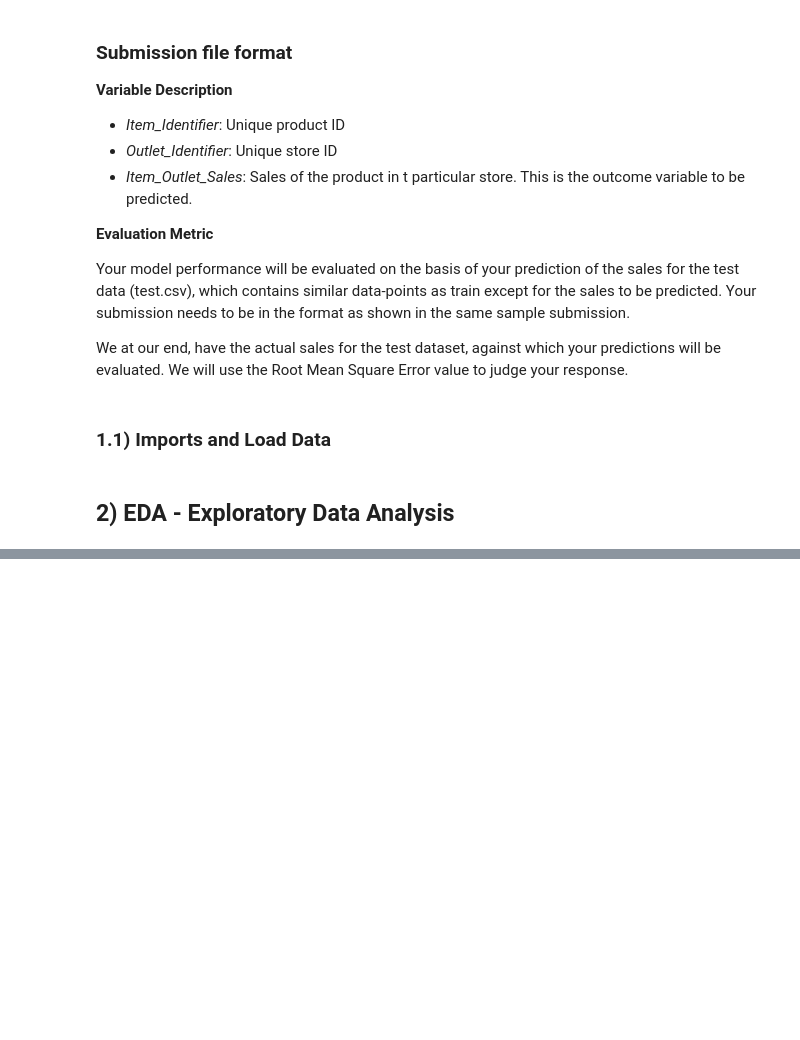
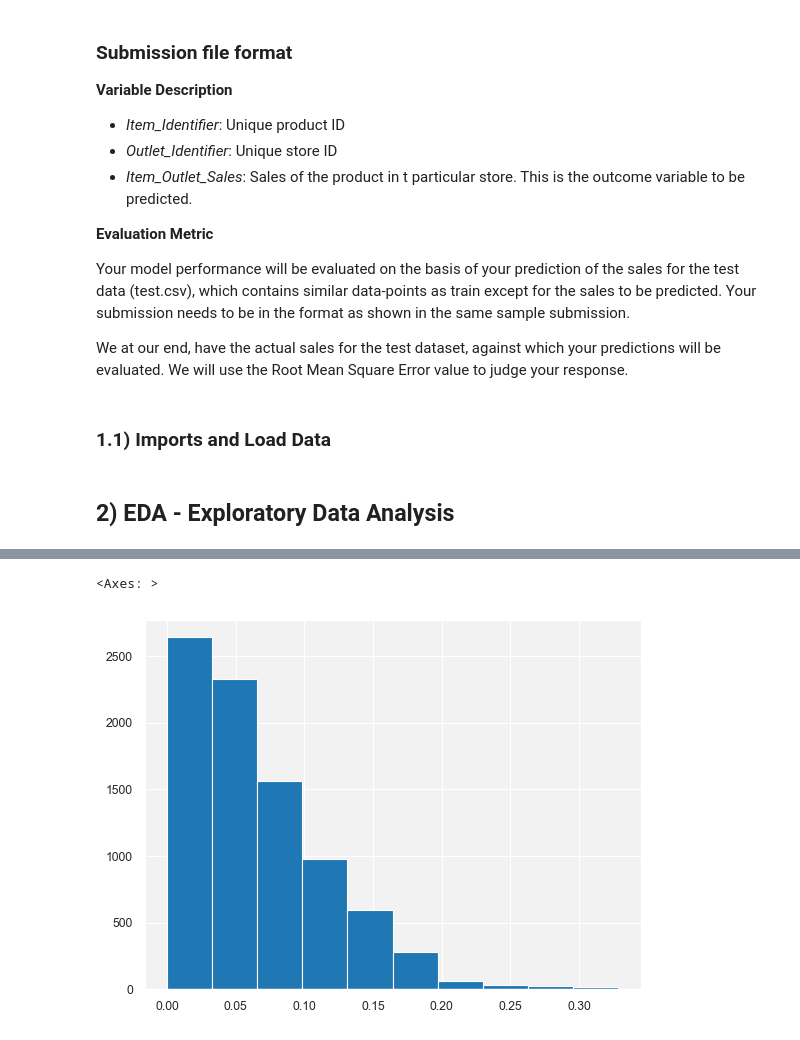
Before and after one commit to Krupique/mlops-projects, a Jupyter notebook: 02-bigmart_sales_prediction/notebook/data_analysis_new.ipynb, the cells around one changed output, grey strips where cells are left out. Saved outputs shown, nothing was run; the diff lists cells and outputs as text; code cells hidden in the pictures; blank space fills up the shorter version.

```diff
--- a/02-bigmart_sales_prediction/notebook/data_analysis_new.ipynb
+++ b/02-bigmart_sales_prediction/notebook/data_analysis_new.ipynb
@@ -79,0 +176,5 @@ sns.set_context("paper")
+# %%
+df_train_raw['Item_Visibility'].hist()
+# %% [output]
+<Axes: >
+[figure, added]
```
Also changed, not shown: parts of 9 cells of this notebook.
